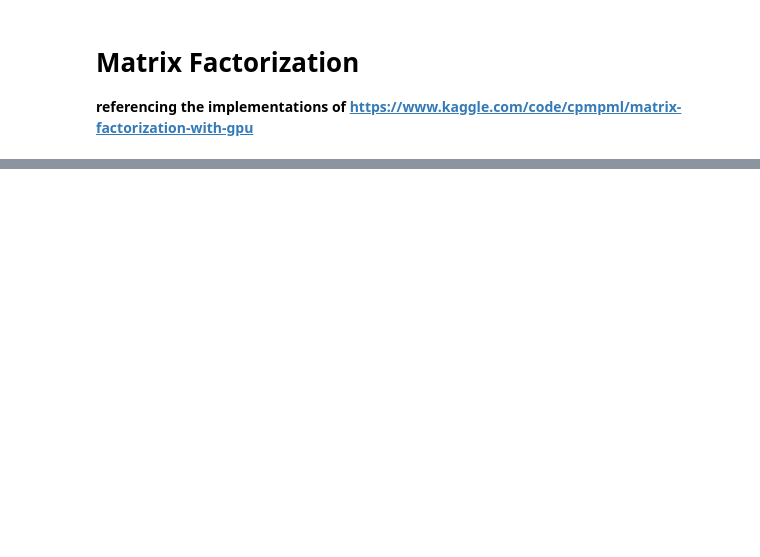
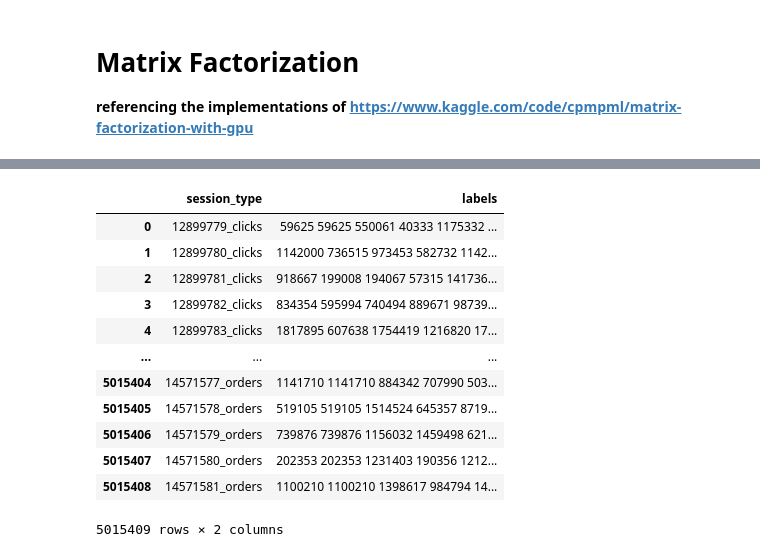
Before and after one commit to digs1998/Multi-Objective-Recommeder-System, a Jupyter notebook: otto-collaborative-recommender-system.ipynb, the cells around one changed output, grey strips where cells are left out. Saved outputs shown, nothing was run; the diff lists cells and outputs as text; code cells hidden in the pictures; blank space fills up the shorter version.

```diff
--- a/otto-collaborative-recommender-system.ipynb
+++ b/otto-collaborative-recommender-system.ipynb
@@ -198,8 +198,8 @@ valid_dl_merlin = Loader(valid_ds, 65536, True)
 # %%
 from torch.optim import SparseAdam
 
-num_epochs=1
-lr=0.001
+num_epochs=10
+lr=0.01
 
 model = MatrixFactorization(cardinality_aids+1, 32)
 optimizer = SparseAdam(model.parameters(), lr=lr)
@@ -250,7 +259,7 @@ embeddings = model.aid_factors.weight.detach().cpu().numpy()
 
 from cuml.neighbors import NearestNeighbors
 
-for i in range(0,50):
-    knn = NearestNeighbors(n_neighbors=i, metric='euclidean')
-    knn.fit(embeddings)
+
+knn = NearestNeighbors(n_neighbors=21, metric='euclidean')
+knn.fit(embeddings)
 # %% [output]
@@ -313,3 +323,19 @@ for st in session_types:
 
 submission = pd.concat(prediction_dfs).reset_index(drop=True)
 submission.to_csv('submission.csv', index=False)
+# %%
+submission
+# %% [output]
+|  | session_type | labels |
+| 0 | 12899779_clicks | 59625 59625 550061 40333 1175332 ... |
+| 1 | 12899780_clicks | 1142000 736515 973453 582732 1142... |
+| 2 | 12899781_clicks | 918667 199008 194067 57315 141736... |
+| 3 | 12899782_clicks | 834354 595994 740494 889671 98739... |
+| 4 | 12899783_clicks | 1817895 607638 1754419 1216820 17... |
+| ... | ... | ... |
+| 5015404 | 14571577_orders | 1141710 1141710 884342 707990 503... |
+| 5015405 | 14571578_orders | 519105 519105 1514524 645357 8719... |
+| 5015406 | 14571579_orders | 739876 739876 1156032 1459498 621... |
+| 5015407 | 14571580_orders | 202353 202353 1231403 190356 1212... |
+| 5015408 | 14571581_orders | 1100210 1100210 1398617 984794 14... |
+5015409 rows × 2 columns
```
Also changed, not shown: parts of 8 cells of this notebook.
